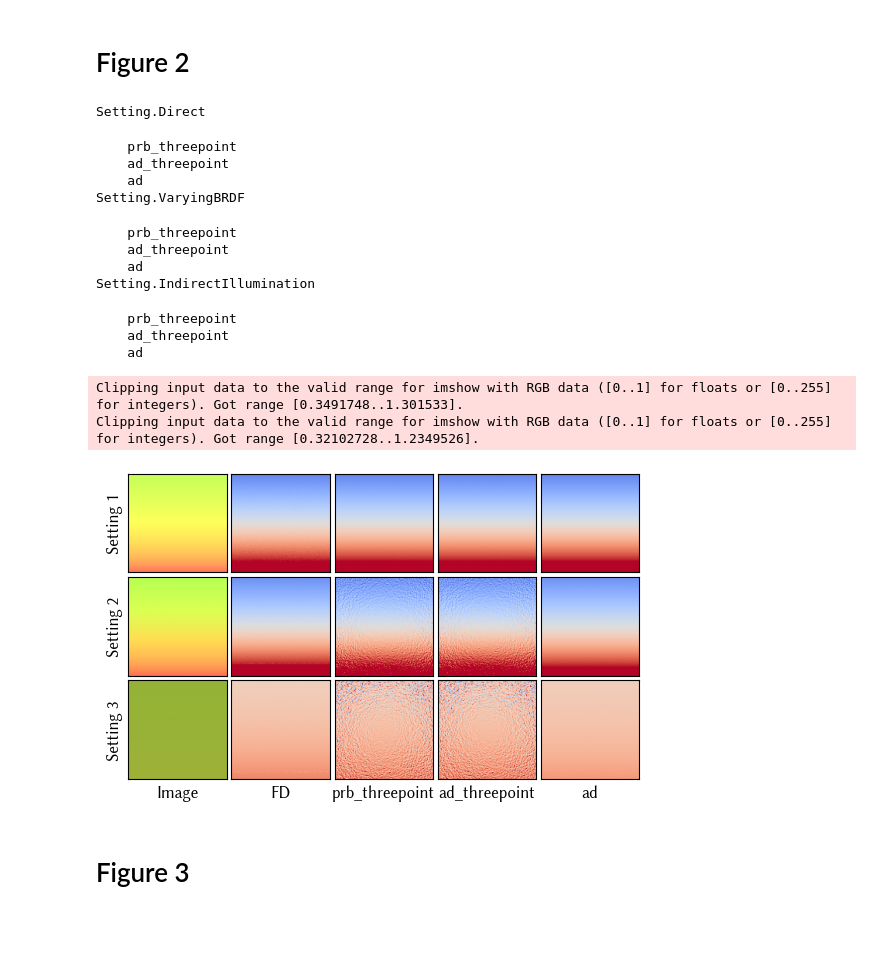
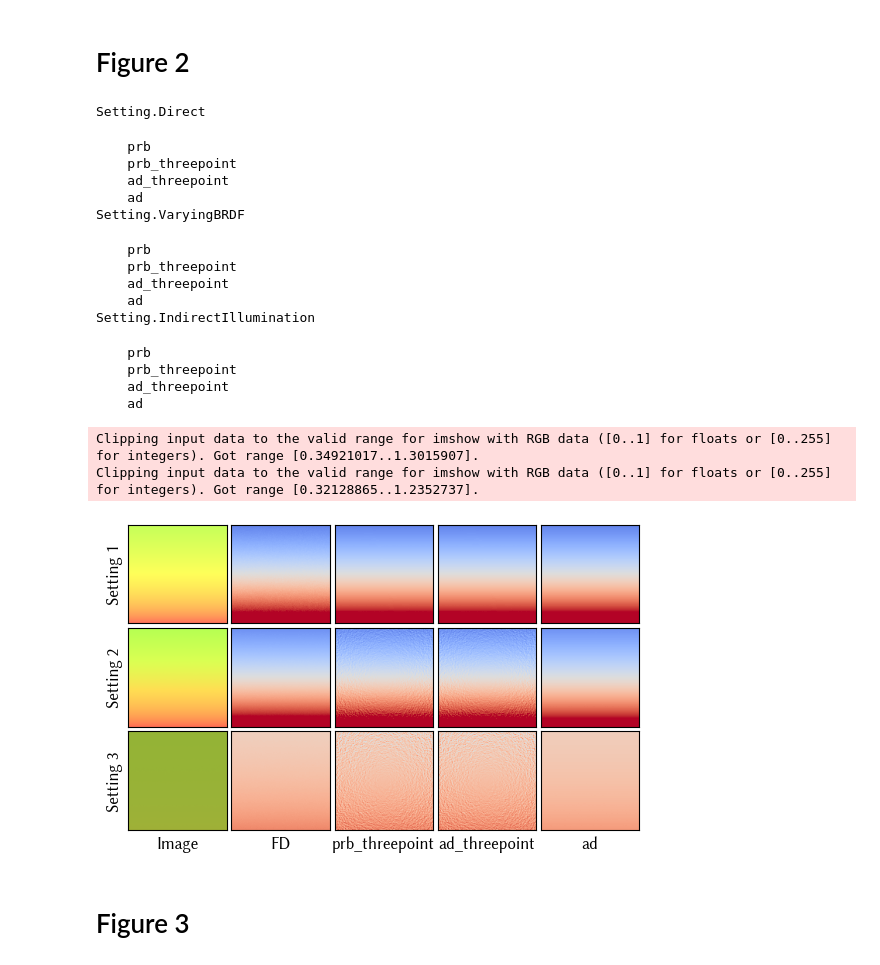
Before and after one commit to mworchel/mitsuba-missing-term, a Jupyter notebook: case_1_indirect_from_spatially_varying_emitter.ipynb, the cells around one changed output. Drawn from its saved outputs; the diff is of its cells as text; code cells hidden in the pictures; blank space fills up the shorter version.

Commit message:
Use more samples for Case 1 to show unbiasedness (also use `prb` for references)

```diff
--- a/case_1_indirect_from_spatially_varying_emitter.ipynb
+++ b/case_1_indirect_from_spatially_varying_emitter.ipynb
@@ -136,7 +136,7 @@ def std_out_err_redirect_tqdm():
     finally:
         sys.stdout, sys.stderr = orig_out_err
 
-def generate_data(integrators: List[str], settings: List[Setting], samples: int=50**2):
+def generate_data(integrators: List[str], settings: List[Setting], samples: int=50**2, grad_passes: int = 1, fd_shared: bool = True):
     data = {}
 
     # Generate the data for the gi
@@ -144,6 +144,7 @@ def generate_data(integrators: List[str], settings: List[Setting], samples: int=
         for setting_idx, setting in enumerate(tqdm(settings, desc="settings", leave=False, file=orig_stdout, dynamic_ncols=True)):
             setting_key = f"Setting {setting_idx+1}"
             data[setting_key] = []
+            grad_fd_shared = None
             tqdm.write(str(setting))
             for integrator in (pbar:= tqdm(integrators, leave=False, desc="integrator", file=orig_stdout, dynamic_ncols=True)):
                 tqdm.write("    "+integrator)
@@ -157,11 +158,24 @@ def generate_data(integrators: List[str], settings: List[Setting], samples: int=
                 img = mi.render(scene, params=params, seed=10)
 
                 # Compute gradients
-                render_with_offset = lambda x: mi.render(scene, params=apply_transform(params, original, x), seed=0)
-                grad_fd = compute_gradient_finite_differences(render_with_offset, 0., h=0.001)
-                grad_fw = compute_gradient_forward(render_with_offset, 0.)
+                if fd_shared and grad_fd_shared is not None:
+                    grad_fd = grad_fd_shared
+                else:
+                    render_with_offset = lambda x: mi.render(scene, params=apply_transform(params, original, x), seed=0)
+                    grad_fd = compute_gradient_finite_differences(render_with_offset, 0., h=0.001)
+                    grad_fd_shared = grad_fd
 
-                data[setting_key].append((integrator, img, grad_fd, grad_fw))
+                grad_fw = 0
+                for pass_idx in range(grad_passes):
+                    render_with_offset = lambda x: mi.render(scene, params=apply_transform(params, original, x), seed=pass_idx)
+                    grad_fw += compute_gradient_forward(render_with_offset, 0.)
+                grad_fw /= grad_passes
+
+                dr.eval(img, grad_fd, grad_fw)
+
+                data[setting_key].append((integrator, dr.detach(img), grad_fd, grad_fw))
+
+                del original, params, scene
     return data
 # %% [markdown]
 # Figure 1
@@ -193,27 +207,31 @@ Clipping input data to the valid range for imshow with RGB data ([0..1] for floa
 # %% [markdown]
 # Figure 2
 # %%
-integrators = ["prb_threepoint", "ad_threepoint", "ad"]
+# `prb` only generates the reference (image and FD)
+integrators = ["prb", "prb_threepoint", "ad_threepoint", "ad"]
 settings    = [Setting.Direct, Setting.VaryingBRDF, Setting.IndirectIllumination] # First two settings succeed with prb_reparam
 
-data = generate_data(integrators, settings, 400**2)
-generate_figure(integrators, data, Path("output/case_1_threepoint.pdf"))
+data = generate_data(integrators, settings, 450**2, grad_passes=2)
+generate_figure(integrators, data, Path("output/case_1_threepoint.pdf"), exclude_first_gradient=True)
 # %% [output]
 Setting.Direct
+    prb
     prb_threepoint
     ad_threepoint
     ad
 Setting.VaryingBRDF
+    prb
     prb_threepoint
     ad_threepoint
     ad
 Setting.IndirectIllumination
+    prb
     prb_threepoint
     ad_threepoint
     ad
-Clipping input data to the valid range for imshow with RGB data ([0..1] for floats or [0..255] for integers). Got range [0.3491748..1.301533].
-Clipping input data to the valid range for imshow with RGB data ([0..1] for floats or [0..255] for integers). Got range [0.32102728..1.2349526].
+Clipping input data to the valid range for imshow with RGB data ([0..1] for floats or [0..255] for integers). Got range [0.34921017..1.3015907].
+Clipping input data to the valid range for imshow with RGB data ([0..1] for floats or [0..255] for integers). Got range [0.32128865..1.2352737].
-[figure, old version]
+[figure, new version]
 # %% [markdown]
 # Figure 3
 # %%
```
Also changed, not shown: parts of 2 cells of this notebook.
